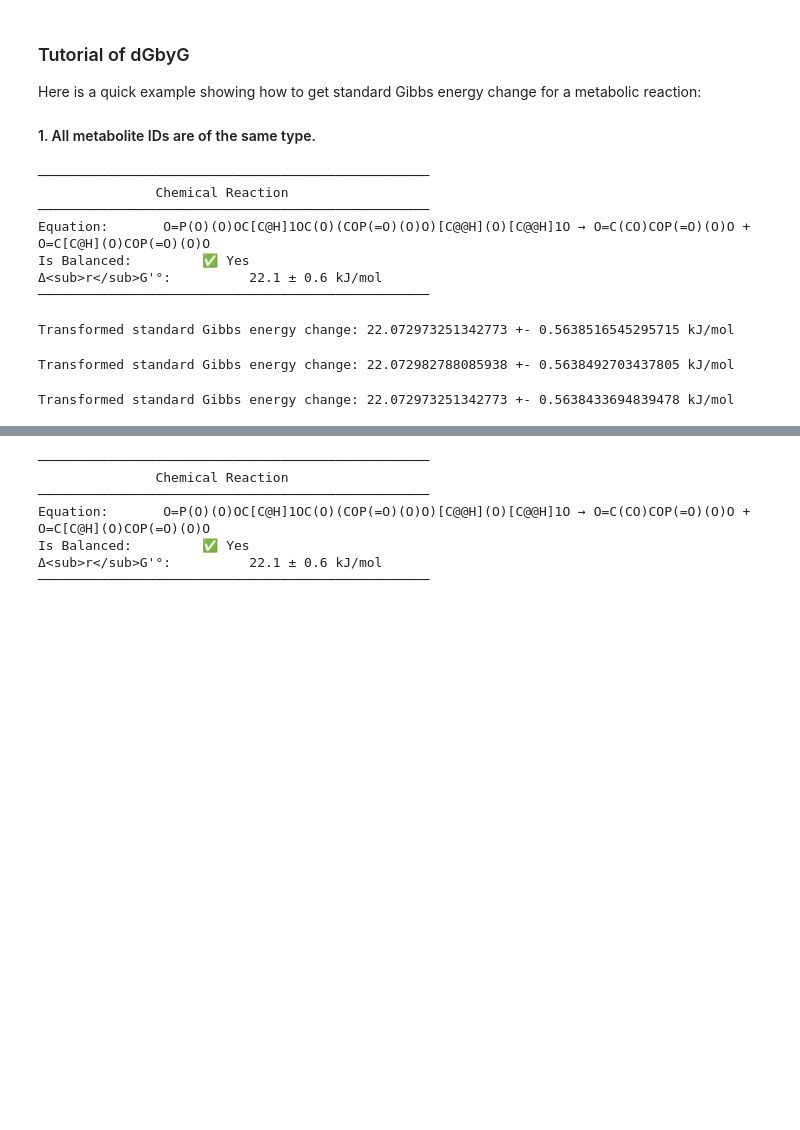
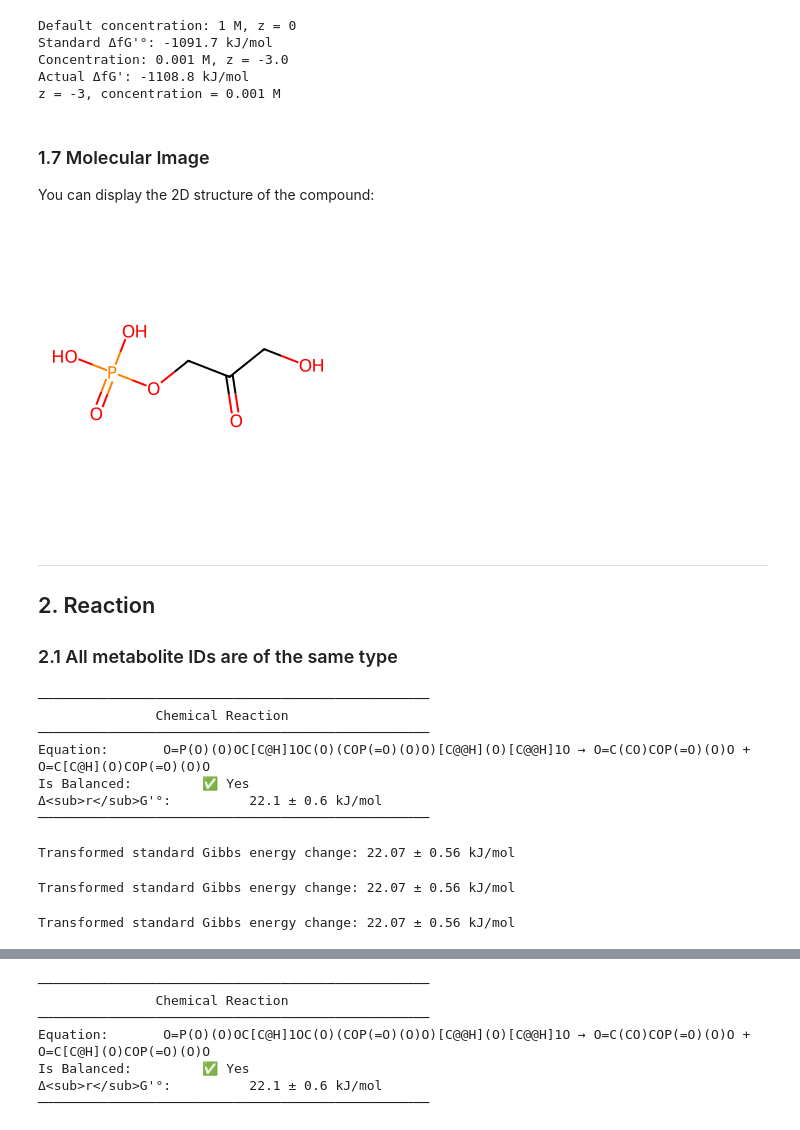
Before and after one commit to f-wc/dGbyG, a Jupyter notebook: examples/Tutorial.ipynb, the cells around one changed output, grey strips where cells are left out. Saved outputs shown, nothing was run; the diff lists cells and outputs as text; code cells hidden in the pictures; blank space fills up the shorter version.

```diff
--- a/examples/Tutorial.ipynb
+++ b/examples/Tutorial.ipynb
@@ -1,6 +129,36 @@
+# %%
+comp = Compound('O=C(CO)COP(=O)(O)O', 'smiles')
+
+# Default: concentration = 1 M (standard state)
+print(f'Default concentration: {comp.concentration} M, z = {comp.z}')
+print(f"Standard ΔfG'°: {comp.transformed_standard_dGf_prime[0]:.1f} kJ/mol")
+
+# Set concentration to 0.001 M (1 mM)
+comp.concentration = 0.001
+print(f'Concentration: {comp.concentration} M, z = {comp.z}')
+print(f"Actual ΔfG': {comp.transformed_dGf_prime[0]:.1f} kJ/mol")
+
+# Alternatively, set via z (log10 scale)
+comp.z = -3  # concentration = 10^-3 = 0.001 M
+print(f'z = {comp.z}, concentration = {comp.concentration} M')
+# %% [output]
+Default concentration: 1 M, z = 0
+Standard ΔfG'°: -1091.7 kJ/mol
+Concentration: 0.001 M, z = -3.0
+Actual ΔfG': -1108.8 kJ/mol
+z = -3, concentration = 0.001 M
+# %% [markdown]
+### 1.7 Molecular Image
+
+You can display the 2D structure of the compound:
+# %%
+comp.image
+# %% [output]
+[figure, added]
 # %% [markdown]
-### Tutorial of dGbyG
-Here is a quick example showing how to get standard Gibbs energy change for a metabolic reaction:
+---
 
-#### 1. All metabolite IDs are of the same type.
+## 2. Reaction
+
+### 2.1 All metabolite IDs are of the same type
 # %%
@@ -21,31 +178,25 @@ Is Balanced:         ✅ Yes
 ──────────────────────────────────────────────────
 # %%
 std_dG, uncertainty_std_of_dG = reaction.transformed_standard_dGr_prime
-print(f'Transformed standard Gibbs energy change: {std_dG} +- {uncertainty_std_of_dG} kJ/mol')
+print(f'Transformed standard Gibbs energy change: {std_dG:.2f} ± {uncertainty_std_of_dG:.2f} kJ/mol')
 # %% [output]
-Transformed standard Gibbs energy change: 22.072973251342773 +- 0.5638516545295715 kJ/mol
+Transformed standard Gibbs energy change: 22.07 ± 0.56 kJ/mol
 # %%
-# import package
-from dGbyG.api import Reaction
-
 # InChI Key
 equation = 'RNBGYGVWRKECFJ-VRPWFDPXSA-N = GNGACRATGGDKBX-UHFFFAOYSA-N + LXJXRIRHZLFYRP-VKHMYHEASA-N'
 reaction = Reaction(equation, cids_type='inchi key')
 
 std_dG, uncertainty_std_of_dG = reaction.transformed_standard_dGr_prime
-print(f'Transformed standard Gibbs energy change: {std_dG} +- {uncertainty_std_of_dG} kJ/mol')
+print(f'Transformed standard Gibbs energy change: {std_dG:.2f} ± {uncertainty_std_of_dG:.2f} kJ/mol')
 # %% [output]
-Transformed standard Gibbs energy change: 22.072982788085938 +- 0.5638492703437805 kJ/mol
+Transformed standard Gibbs energy change: 22.07 ± 0.56 kJ/mol
 # %%
-# import package
-from dGbyG.api import Reaction
-
 # KEGG compound ID
 equation = 'C00354 <=> C00111 + C00118'
 reaction = Reaction(equation, cids_type='kegg')
 
 std_dG, uncertainty_std_of_dG = reaction.transformed_standard_dGr_prime
-print(f'Transformed standard Gibbs energy change: {std_dG} +- {uncertainty_std_of_dG} kJ/mol')
+print(f'Transformed standard Gibbs energy change: {std_dG:.2f} ± {uncertainty_std_of_dG:.2f} kJ/mol')
 # %% [output]
-Transformed standard Gibbs energy change: 22.072973251342773 +- 0.5638433694839478 kJ/mol
+Transformed standard Gibbs energy change: 22.07 ± 0.56 kJ/mol
 # %%
```
Also changed, not shown: parts of 22 cells of this notebook, 2 other files.
